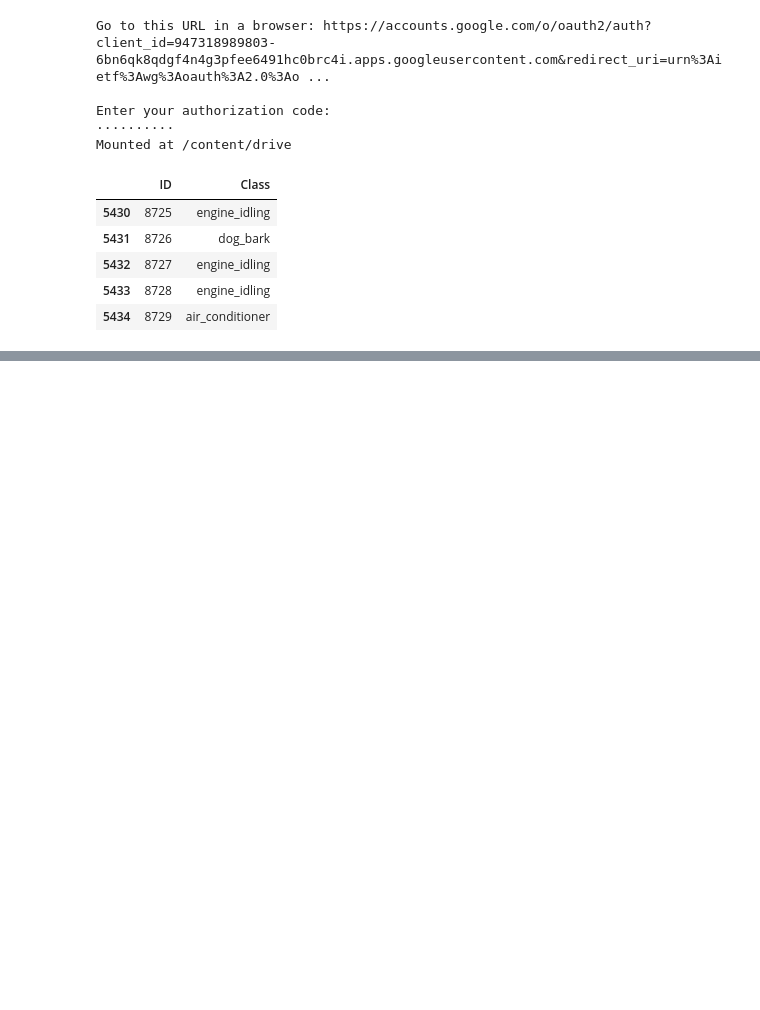
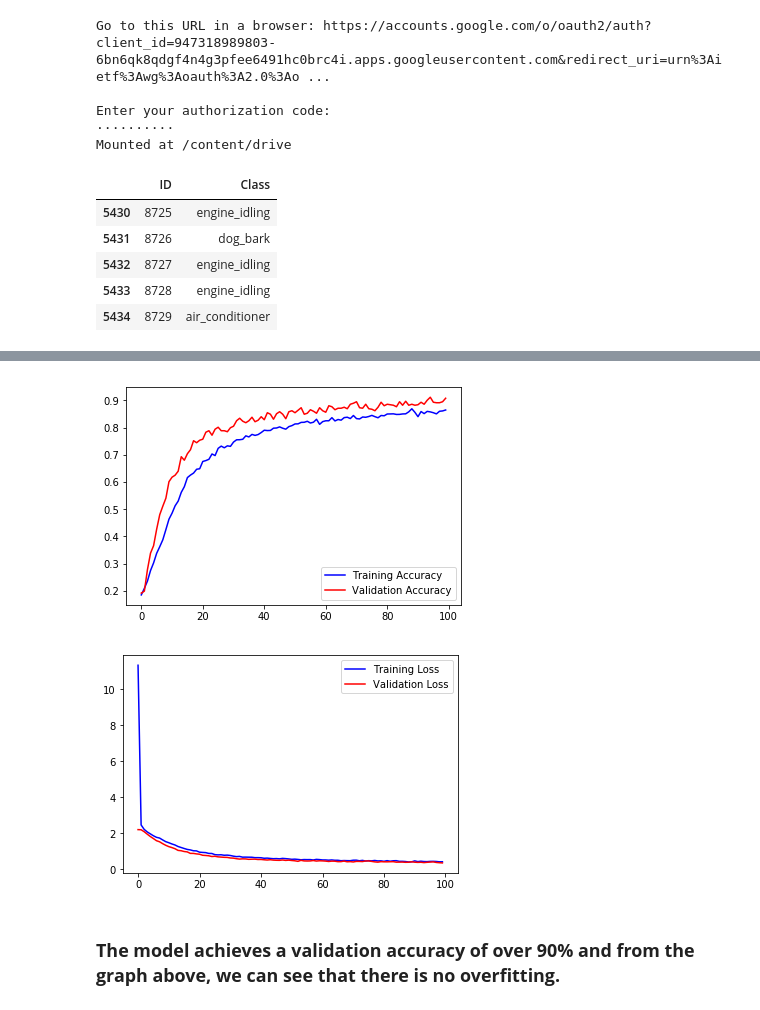
Before and after one commit to manashpratim/Urban-Sound-Classification, a Jupyter notebook: Urban_Sound_Classification.ipynb, the cells around one changed output, grey strips where cells are left out. Drawn from its saved outputs; the diff is of its cells as text; code cells hidden in the pictures; blank space fills up the shorter version.

```diff
--- a/Urban_Sound_Classification.ipynb
+++ b/Urban_Sound_Classification.ipynb
@@ -123,0 +168,18 @@ plt.show()
+# %%
+import tensorflow as tf
+#from keras import regularizers
+
+model1=tf.keras.models.Sequential([
+
+    tf.keras.layers.Dense(256,activation='relu',input_shape=(40,)),
+    tf.keras.layers.Dropout(0.5),
+    tf.keras.layers.Dense(256,activation='relu'),
+    tf.keras.layers.Dropout(0.5),
+
+    tf.keras.layers.Dense(10,activation='softmax')
+])
+# %%
+reduce =tf. keras.callbacks.ReduceLROnPlateau(monitor='val_loss', factor=0.1, patience=10, mode='auto')
+#early = tf.keras.callbacks.EarlyStopping(monitor='val_loss', min_delta=1e-4, patience=10, mode='auto')
+model1.compile(optimizer='adam',loss='categorical_crossentropy',metrics=['accuracy'])
+history1=model1.fit(x,y, batch_size=32, epochs=100, validation_split=0.1,callbacks=[reduce])
@@ -123,0 +204,27 @@ plt.show()
+# %%
+#Evaluating Accuracy and Loss of the model
+%matplotlib inline
+acc=history1.history['acc']
+val_acc=history1.history['val_acc']
+loss=history1.history['loss']
+val_loss=history1.history['val_loss']
+
+epochs=range(len(acc)) #No. of epochs
+
+#Plot training and validation accuracy per epoch
+import matplotlib.pyplot as plt
+plt.plot(epochs,acc,'b',label='Training Accuracy')
+plt.plot(epochs,val_acc,'r',label='Validation Accuracy')
+plt.legend()
+plt.figure()
+
+#Plot training and validation loss per epoch
+plt.plot(epochs,loss,'b',label='Training Loss')
+plt.plot(epochs,val_loss,'r',label='Validation Loss')
+plt.legend()
+plt.show()
+# %% [output]
+[figure, added]
+[figure, added]
+# %% [markdown]
+### **The model achieves a validation accuracy of over 90% and from the graph above, we can see that there is no overfitting.**
```
Also changed, not shown: parts of 12 cells of this notebook.
